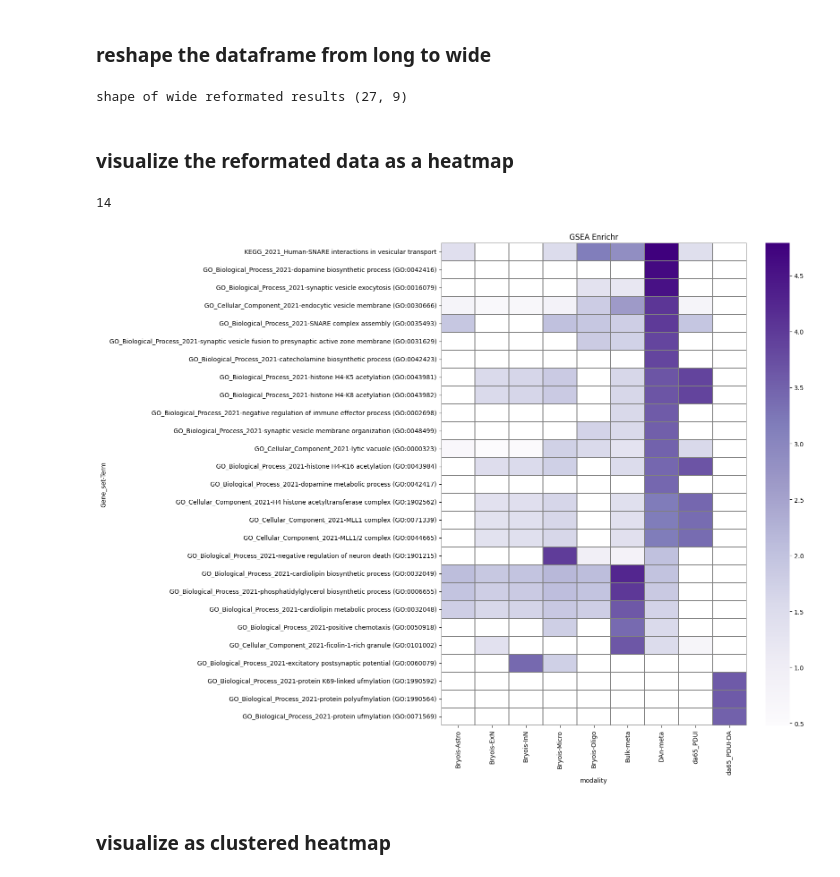
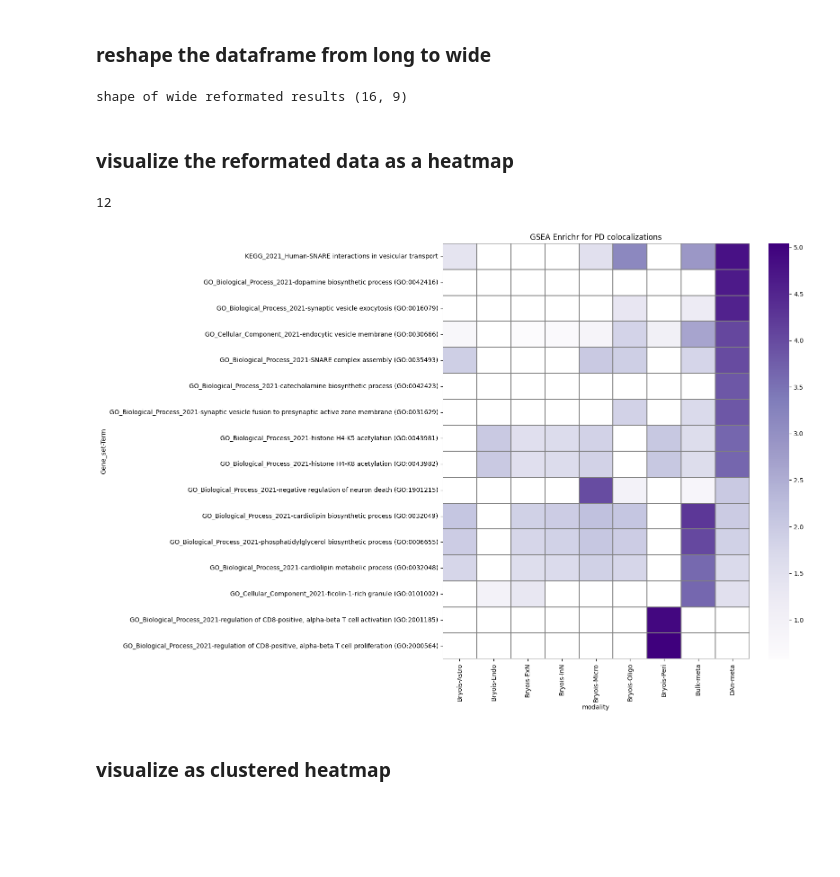
Before and after one commit to FOUNDINPD/foundin_qtl, a Jupyter notebook: figures/gsea_enrichr.ipynb, the cells around one changed output. Drawn from its saved outputs; the diff is of its cells as text; code cells hidden in the pictures; blank space fills up the shorter version.

Commit message:
changed cell-types used
Dropped modalities for PDUI and added the Bryois-Endo and Peri cell-types.

Instead of manually setting static gene lists now read these from the colocalization results.

```diff
--- a/figures/gsea_enrichr.ipynb
+++ b/figures/gsea_enrichr.ipynb
@@ -101,0 +59,17 @@ gene_sets = {
+# %%
+%%time
+gene_sets = {}
+for modality in modalities:
+    print(modality)
+    in_file = f'{results_dir}/{cohort}_daNA_{modality}_{dx}.coloc.pp.csv'
+    if exists(in_file):
+        this_df = read_csv(in_file)
+        print(f'loaded {this_df.shape[0]} results')
+        # subset to min H4
+        this_df = this_df.loc[this_df.H4 >= min_h4]
+        print(f'kept {this_df.shape[0]} results')
+        # get the list of genes to add
+        gene_list = this_df.feature.to_list()
+        gene_sets[modality] = gene_list
+if DEBUG:
+    display(gene_sets)
@@ -115,7 +107,7 @@ def find_enrichment(name: str, genes: list, sets,
     enr_res.results['modality'] = name
     if verbose:
         print(f'full {sets} results shape{enr_res.results.shape}')
-        sig = enr_res.results.loc[enr_res.results['Adjusted P-value'] <= 0.05]
+        sig = enr_res.results.loc[enr_res.results['Adjusted P-value'] <= alpha]
         print(f'significant {sets} results shape{sig.shape}')
         display(sig)
     return enr_res.results
@@ -197,8 +199,9 @@ display(results_df.loc[results_df.bh_fdr <= 0.05].sort_values('Combined Score',
 ### reshape the dataframe from long to wide
 # %%
 # temp_df = results_df.loc[(results_df.modality == 'DAn-meta') &
-#                          (results_df.bh_fdr <= 0.05)]
-temp_df = results_df.loc[results_df.bh_fdr <= 0.05]
+#                          (results_df.bh_fdr <= alpha)]
+temp_df = results_df.loc[results_df.bh_fdr <= alpha]
+# temp_df = results_df.loc[results_df['Adjusted P-value'] <= alpha]
 # compute -log10 of p-value
 results_df['log10_pvalue'] = -log10(results_df['P-value'])
 wcoloc_df = pivot(results_df.loc[results_df.Term.isin(temp_df.Term)],
@@ -213,26 +216,26 @@ print(f'shape of wide reformated results {wcoloc_df.shape}')
 if DEBUG:
     display(wcoloc_df)
 # %% [output]
-shape of wide reformated results (27, 9)
+shape of wide reformated results (16, 9)
 # %% [markdown]
 ### visualize the reformated data as a heatmap
 # %%
 
 if wcoloc_df.shape[0] > 9:
     height = 9+ceil(wcoloc_df.shape[0]/6)
 else:
     height = 9
 print(height)
 with rc_context({'figure.figsize': (11, height), 'figure.dpi': 50}):
     plt.style.use('seaborn-bright')
     heatmap(wcoloc_df, linecolor='grey', linewidths=0.05, cmap='Purples')
-    plt.title('GSEA Enrichr')
-    # plt.savefig(figure_file, dpi=dpi_value, bbox_inches='tight',
-    #             transparent=True, pad_inches=1)
+    plt.title(f'GSEA Enrichr for {dx} colocalizations')
+    plt.savefig(figure_file, dpi=dpi_value, bbox_inches='tight',
+                transparent=True, pad_inches=1)
     plt.show()
 # %% [output]
-14
+12
-[figure, old version]
+[figure, new version]
 # %% [markdown]
 ### visualize as clustered heatmap
 # %%
```
Also changed, not shown: parts of 10 cells of this notebook, 1 other file.
